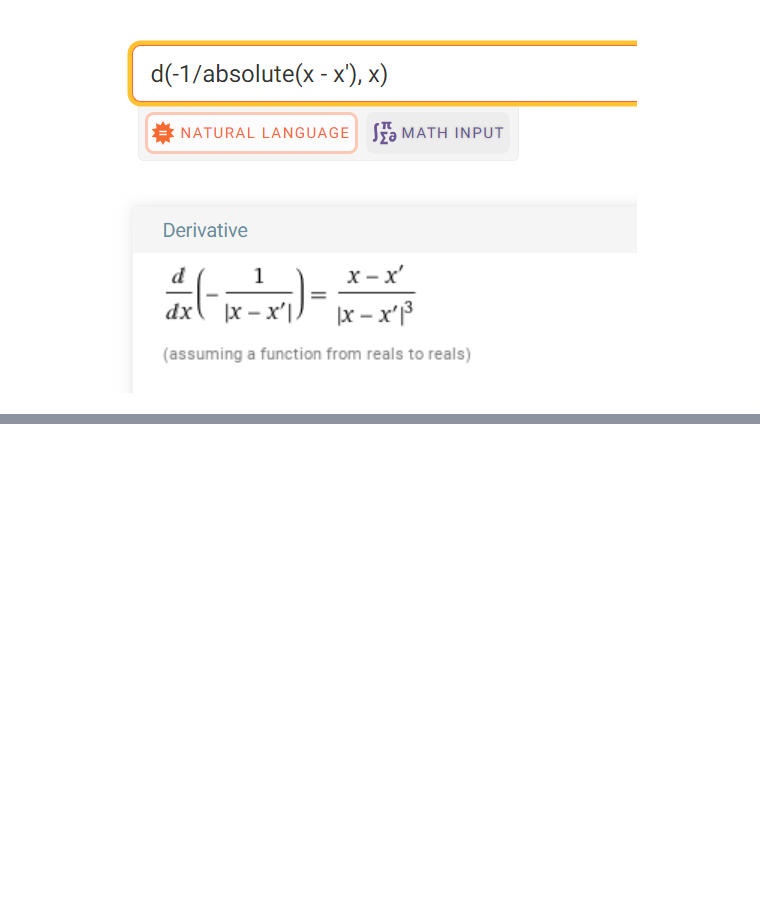
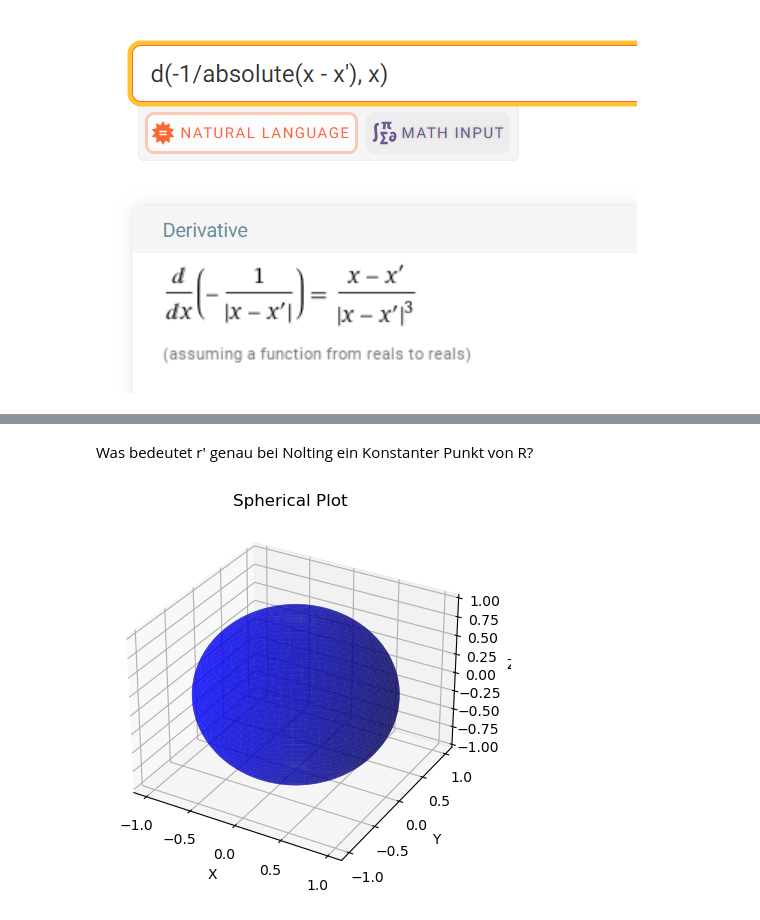
Before and after one commit to ManuelSVN/Nolting-Band-3, a Jupyter notebook: 1.6 Zerlegungs- und Eindeutigkeitssatz.ipynb, the cells around one changed output, grey strips where cells are left out. Saved outputs shown, nothing was run; the diff lists cells and outputs as text; code cells hidden in the pictures; blank space fills up the shorter version.

```diff
--- a/1.6 Zerlegungs- und Eindeutigkeitssatz.ipynb
+++ b/1.6 Zerlegungs- und Eindeutigkeitssatz.ipynb
@@ -44,0 +51,36 @@ $\operatorname{div}\left(\nabla \left(\frac{-1}{|\boldsymbol{r}-\boldsymbol{r}^{
+# %% [markdown]
+Was bedeutet r′ genau bei Nolting ein Konstanter Punkt von R?
+# %%
+import numpy as np
+import matplotlib.pyplot as plt
+from mpl_toolkits.mplot3d import Axes3D
+
+# Create a grid of points on the sphere
+phi = np.linspace(0, np.pi, 100)
+theta = np.linspace(0, 2 * np.pi, 100)
+phi, theta = np.meshgrid(phi, theta)
+
+# Convert spherical coordinates to Cartesian coordinates
+x = np.sin(phi) * np.cos(theta)
+y = np.sin(phi) * np.sin(theta)
+z = np.cos(phi)
+
+# Create a 3D plot
+fig = plt.figure()
+ax = fig.add_subplot(111, projection='3d')
+
+# Plot the spherical surface
+ax.plot_surface(x, y, z, color='b', alpha=0.6)
+
+# Set axis labels
+ax.set_xlabel('X')
+ax.set_ylabel('Y')
+ax.set_zlabel('Z')
+
+# Set plot title
+ax.set_title('Spherical Plot')
+
+plt.show()
+#This code generates a 3D plot of a spherical surface using Matplotlib and NumPy. It creates a grid of points on the sphere in spherical coordinates and then converts those coordinates to Cartesian coordinates before plotting. Adjust the parameters like the number of points, colors, and labels to customize your spherical plot as needed.
+# %% [output]
+[figure, added]
```
Also changed, not shown: parts of 2 cells of this notebook.
